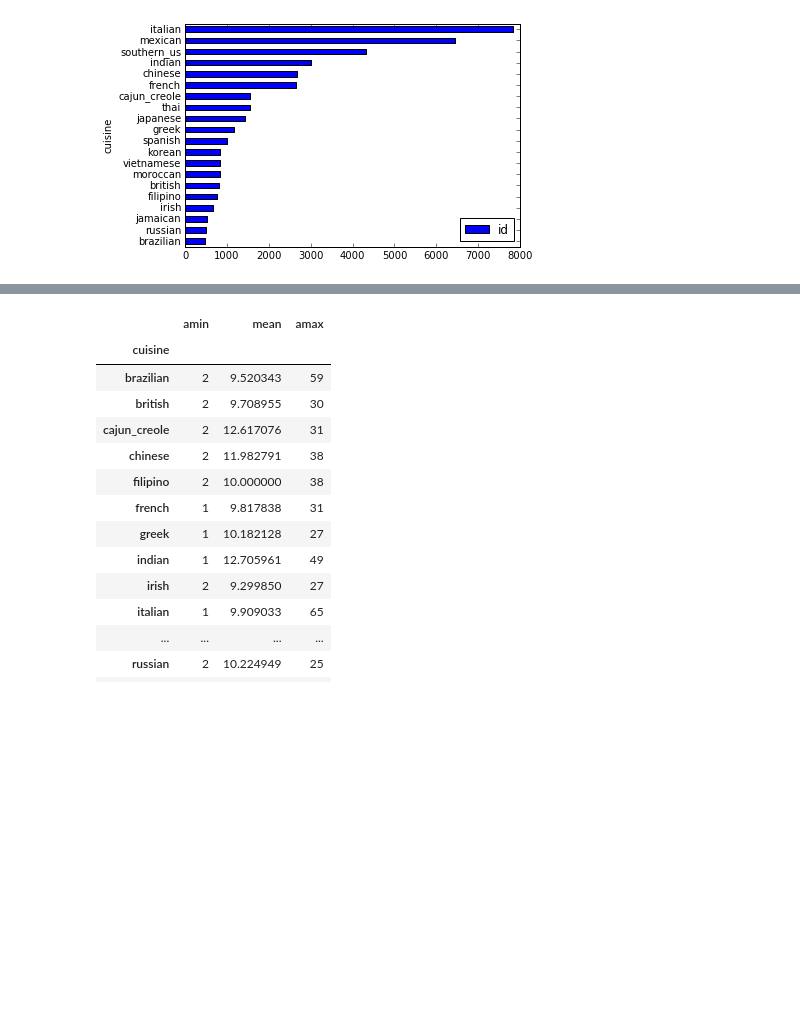
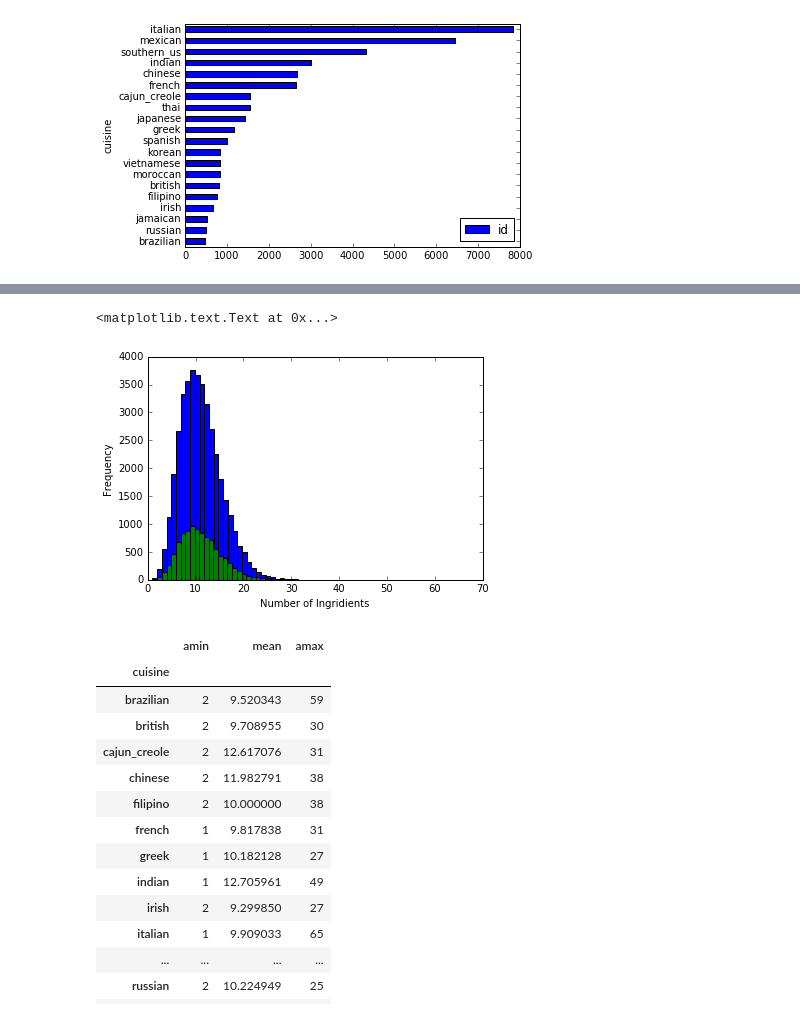
Before and after one commit to apiva57/Kaggle_WhatIsCooking, a Jupyter notebook: src/ProcessData.ipynb, the cells around one changed output, grey strips where cells are left out. Cells and saved outputs as stored; diff of their text form; code cells hidden in the pictures; blank space fills up the shorter version.

```diff
--- a/src/ProcessData.ipynb
+++ b/src/ProcessData.ipynb
@@ -108,3 +133,11 @@ train_df.describe()
+# %%
+# check histograms for number of ingridients for train and test data
+train_df['NumbOfIngridients'].plot.hist(bins = 65, label = 'Train data')
+test_df['NumbOfIngridients'].plot.hist(bins = 50)
+plt.xlabel('Number of Ingridients')
+# %% [output]
+<matplotlib.text.Text at 0x...>
+[figure, added]
 # %%
 # check simple statistical values for NumberOfIngridients for each cuisine
 dfsubset = train_df.loc[:,('cuisine','NumbOfIngridients')]
```
Also changed, not shown: parts of 6 cells of this notebook.
